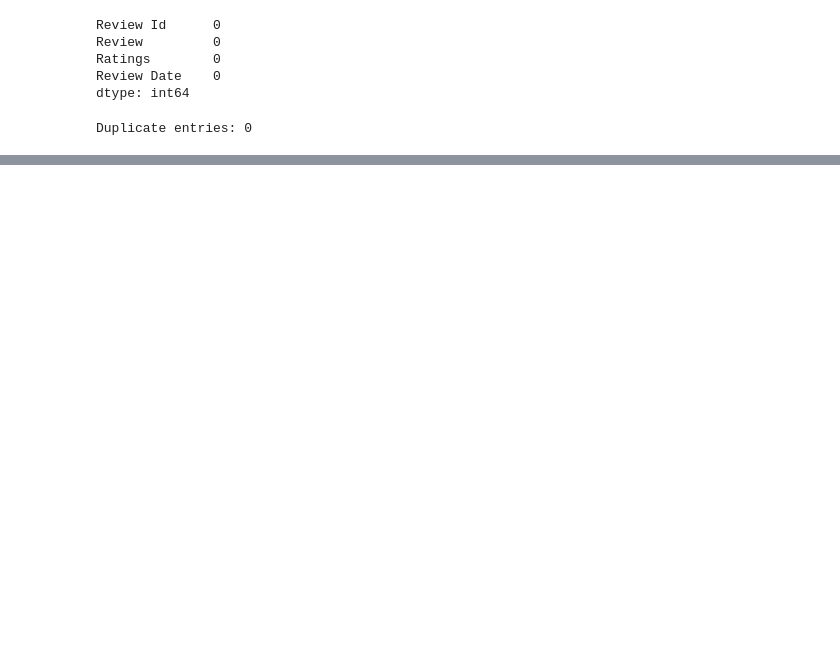
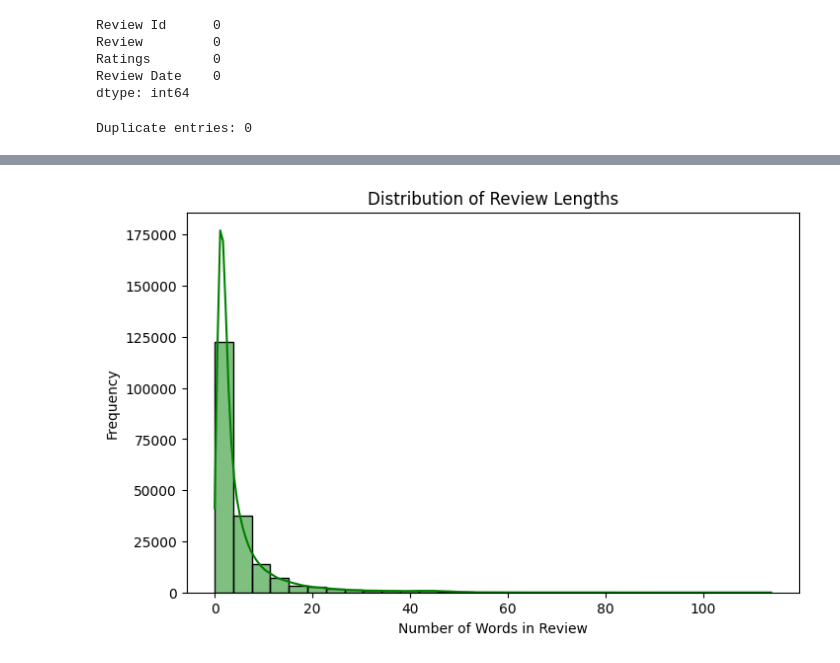
Before and after one commit to hsufrancy/chatgpt-review-sentiment-analysis, a Jupyter notebook: sentiment_analysis.ipynb, the cells around one changed output, grey strips where cells are left out. Drawn from its saved outputs; the diff is of its cells as text; code cells hidden in the pictures; blank space fills up the shorter version.

```diff
--- a/sentiment_analysis.ipynb
+++ b/sentiment_analysis.ipynb
@@ -155,0 +191,10 @@ df.to_csv("Cleaned_ChatGPT_Reviews.csv", index=False)
+# %%
+# --- Distribution of Review Lengths ---
+plt.figure(figsize=(8, 5))
+sns.histplot(df["Review Length"], bins=30, kde=True, color="green")
+plt.title("Distribution of Review Lengths")
+plt.xlabel("Number of Words in Review")
+plt.ylabel("Frequency")
+plt.show()
+# %% [output]
+[figure, added]
```
Also changed, not shown: parts of 32 cells of this notebook.
